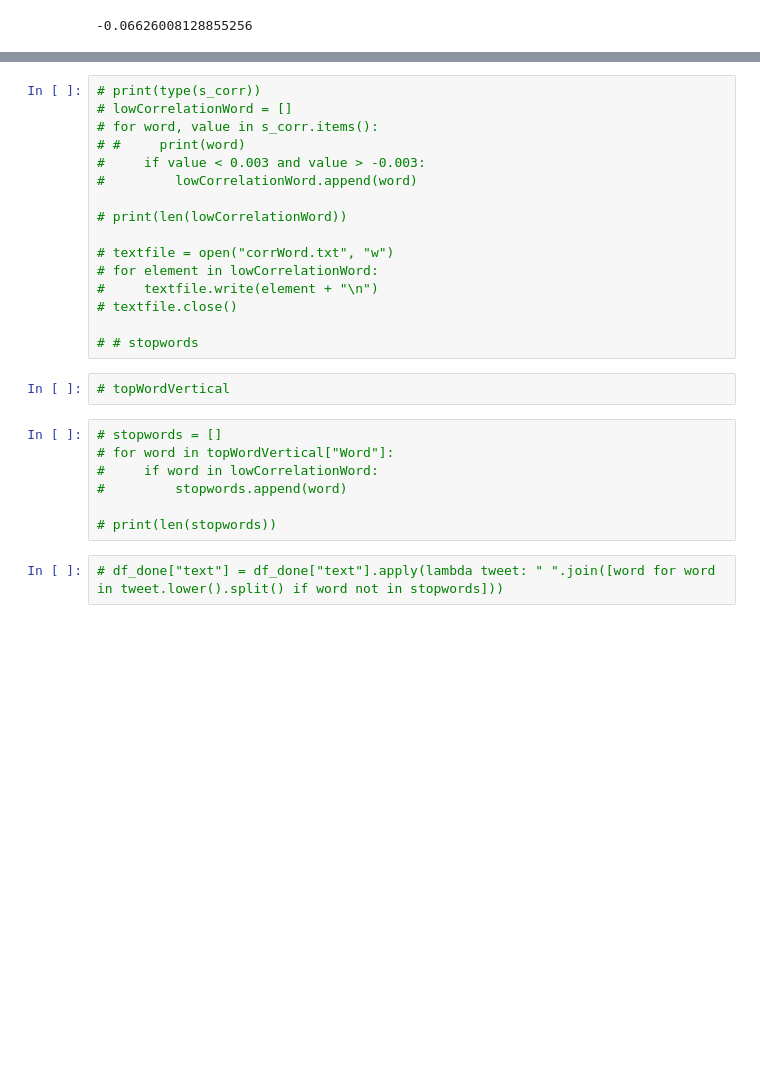
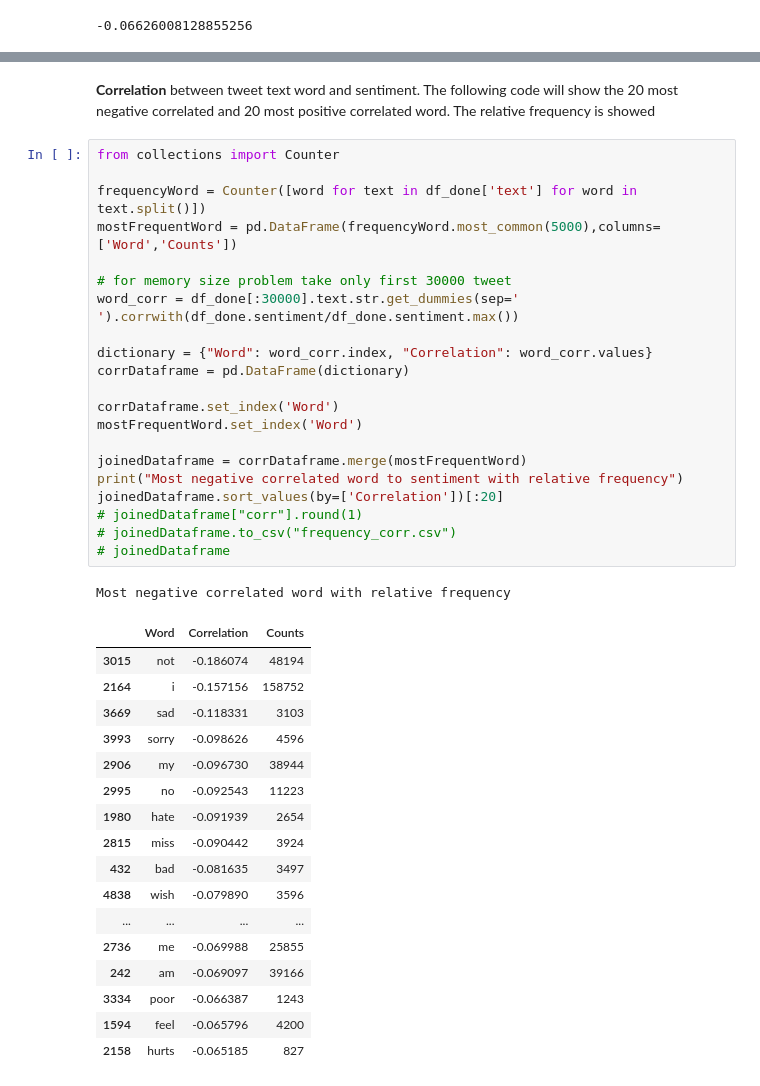
Before and after one commit to MatteoM95/Twitter-Sentiment-Analisys, a Jupyter notebook: Project_DSL_january_2022_v4.ipynb, the cells around one changed output, grey strips where cells are left out. Drawn from its saved outputs; the diff is of its cells as text; blank space fills up the shorter version.

```diff
--- a/Project_DSL_january_2022_v4.ipynb
+++ b/Project_DSL_january_2022_v4.ipynb
@@ -1061,27 +971,42 @@ joineddf.head()
-# %%
-# print(type(s_corr))
-# lowCorrelationWord = []
-# for word, value in s_corr.items():
-# #     print(word)
-#     if value < 0.003 and value > -0.003:
-#         lowCorrelationWord.append(word)
-
-# print(len(lowCorrelationWord))
-
-# textfile = open("corrWord.txt", "w")
-# for element in lowCorrelationWord:
-#     textfile.write(element + "\n")
-# textfile.close()
-
-# # stopwords
-# %%
-# topWordVertical
-# %%
-# stopwords = []
-# for word in topWordVertical["Word"]:
-#     if word in lowCorrelationWord:
-#         stopwords.append(word)
-
-# print(len(stopwords))
-# %%
-# df_done["text"] = df_done["text"].apply(lambda tweet: " ".join([word for word in tweet.lower().split() if word not in stopwords]))
+# %% [markdown]
+**Correlation** between tweet text word and sentiment. The following code will show the 20 most negative correlated and 20 most positive correlated word. The relative frequency is showed
+# %%
+from collections import Counter
+
+frequencyWord = Counter([word for text in df_done['text'] for word in text.split()])
+mostFrequentWord = pd.DataFrame(frequencyWord.most_common(5000),columns=['Word','Counts'])
+
+# for memory size problem take only first 30000 tweet
+word_corr = df_done[:30000].text.str.get_dummies(sep=' ').corrwith(df_done.sentiment/df_done.sentiment.max())
+
+dictionary = {"Word": word_corr.index, "Correlation": word_corr.values}
+corrDataframe = pd.DataFrame(dictionary)
+
+corrDataframe.set_index('Word')
+mostFrequentWord.set_index('Word')
+
+joinedDataframe = corrDataframe.merge(mostFrequentWord)
+print("Most negative correlated word to sentiment with relative frequency")
+joinedDataframe.sort_values(by=['Correlation'])[:20]
+# joinedDataframe["corr"].round(1)
+# joinedDataframe.to_csv("frequency_corr.csv")
+# joinedDataframe
+# %% [output]
+Most negative correlated word with relative frequency
+|  | Word | Correlation | Counts |
+| 3015 | not | -0.186074 | 48194 |
+| 2164 | i | -0.157156 | 158752 |
+| 3669 | sad | -0.118331 | 3103 |
+| 3993 | sorry | -0.098626 | 4596 |
+| 2906 | my | -0.096730 | 38944 |
+| 2995 | no | -0.092543 | 11223 |
+| 1980 | hate | -0.091939 | 2654 |
+| 2815 | miss | -0.090442 | 3924 |
+| 432 | bad | -0.081635 | 3497 |
+| 4838 | wish | -0.079890 | 3596 |
+| ... | ... | ... | ... |
+| 2736 | me | -0.069988 | 25855 |
+| 242 | am | -0.069097 | 39166 |
+| 3334 | poor | -0.066387 | 1243 |
+| 1594 | feel | -0.065796 | 4200 |
+| 2158 | hurts | -0.065185 | 827 |
```
Also changed, not shown: parts of 23 cells of this notebook, 3 other files.
